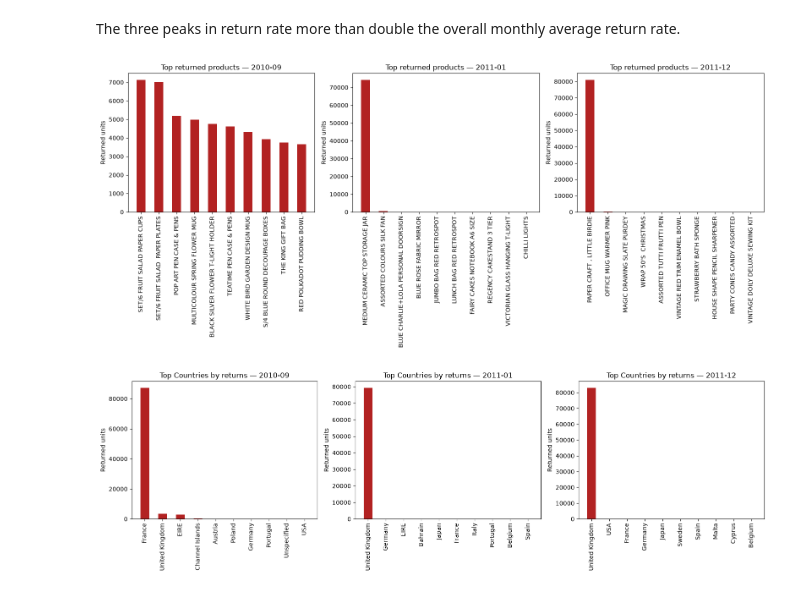
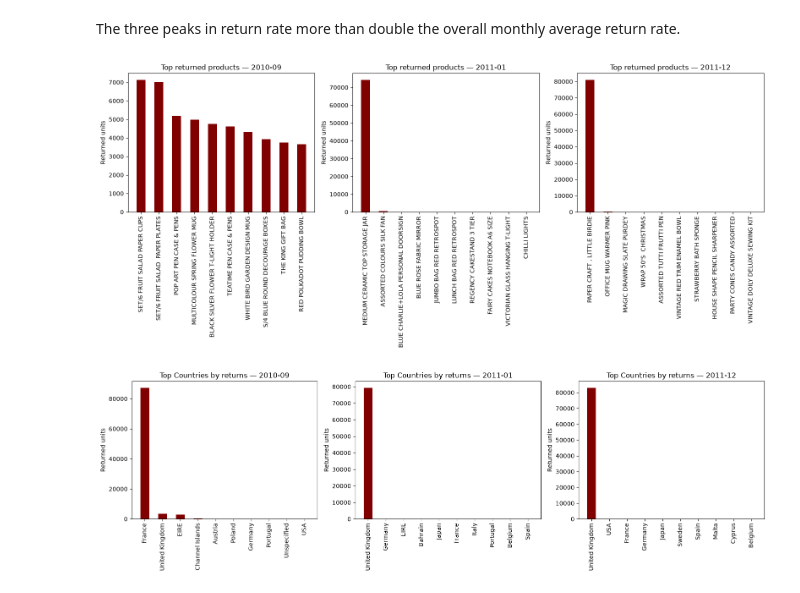
Before and after one commit to Sara-Munafo/retail-sales-analysis, a Jupyter notebook: notebooks/02_business_analysis.ipynb, the cells around one changed output. Cells and saved outputs as stored; diff of their text form; code cells hidden in the pictures.

```diff
--- a/notebooks/02_business_analysis.ipynb
+++ b/notebooks/02_business_analysis.ipynb
@@ -701,29 +701,37 @@ The three peaks in return rate more than double the overall monthly average retu
 months = ["2010-09","2011-01","2011-12"]
 # %%
 fig,ax = plt.subplots(1,3,figsize=(16,7))
+top_10_prod = {}
 
 for i,month in enumerate(months):
     df_returns["InvoiceDate"] = pd.to_datetime(df_returns["InvoiceDate"])
     df_sales["InvoiceDate"] = pd.to_datetime(df_sales["InvoiceDate"])
 
     mask_sales = df_sales["InvoiceDate"].dt.strftime("%Y-%m") == month
     mask_returns = df_returns["InvoiceDate"].dt.strftime("%Y-%m") == month
 
     df_month_sales = df_sales[mask_sales]
     df_month_returns = df_returns[mask_returns]
 
-    top_10 = df_month_returns.groupby("Description")["Quantity"].sum().abs().sort_values(ascending=False)[:10]
-    ax[i].bar(top_10.index, top_10.values, width=0.5, color="firebrick")
+    top_10_prod[month] = (df_month_returns.groupby(["StockCode", "Description"], as_index=False)["Quantity"]
+        .sum()
+        .assign(Quantity=lambda x: x["Quantity"].abs())
+        .sort_values("Quantity", ascending=False)
+        .head(10))
+    df_top = top_10_prod[month]
+
+    ax[i].bar(df_top["Description"],df_top["Quantity"], width=0.5,color="maroon")
     ax[i].set_title(f"Top returned products — {month}")
     ax[i].set_ylabel("Returned units")
     ax[i].tick_params(axis='x', rotation=90)
 
 plt.tight_layout()
 plt.show()
 # %% [output]
-[figure, old version]
+[figure, new version]
 # %%
 fig,ax = plt.subplots(1,3,figsize=(16,5))
+top_10_country = {}
 
 for i,month in enumerate(months):
     df_returns["InvoiceDate"] = pd.to_datetime(df_returns["InvoiceDate"])
@@ -735,8 +743,14 @@ for i,month in enumerate(months):
     df_month_sales = df_sales[mask_sales]
     df_month_returns = df_returns[mask_returns]
 
-    top_10 = df_month_returns.groupby("Country")["Quantity"].sum().abs().sort_values(ascending=False)[:10]
-    ax[i].bar(top_10.index, top_10.values, width=0.5, color="firebrick")
+    top_10_country[month] = (df_month_returns.groupby(["Country"], as_index=False)["Quantity"]
+            .sum()
+            .assign(Quantity=lambda x: x["Quantity"].abs())
+            .sort_values("Quantity", ascending=False)
+            .head(10))
+    df_top = top_10_country[month]
+
+    ax[i].bar(df_top["Country"],df_top["Quantity"], width=0.5,color="maroon")
     ax[i].set_title(f"Top Countries by returns — {month}")
     ax[i].set_ylabel("Returned units")
     ax[i].tick_params(axis='x', rotation=90)
@@ -744,4 +758,4 @@ for i,month in enumerate(months):
 plt.tight_layout()
 plt.show()
 # %% [output]
-[figure, old version]
+[figure, new version]
```
Also changed, not shown: parts of 22 cells of this notebook.
